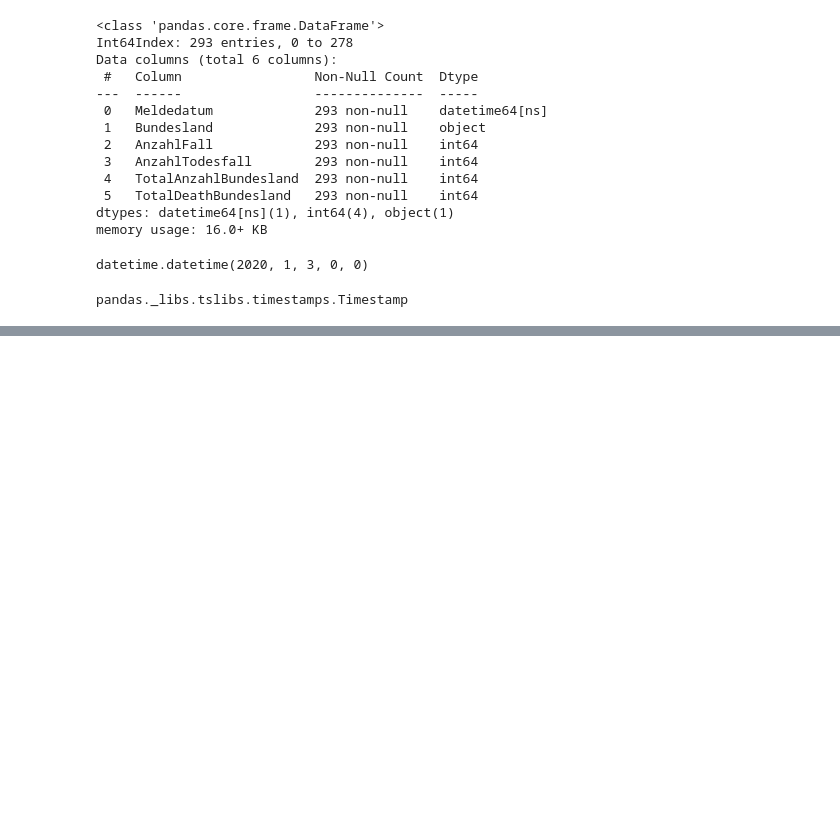
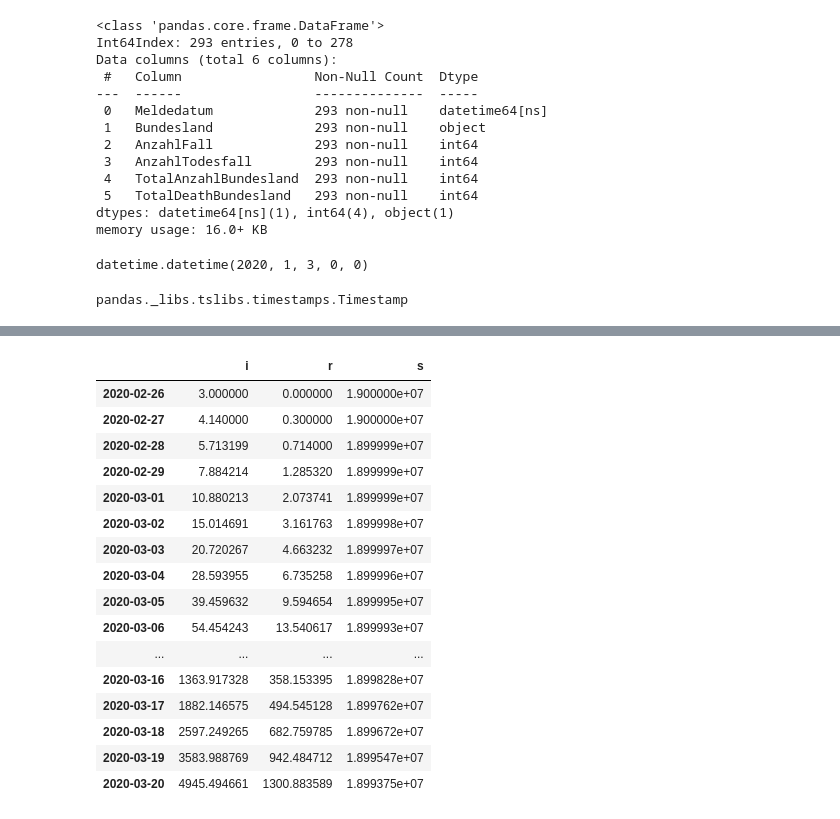
Before and after one commit to JuliaHerbinger/TeamUnicornVsCorona, a Jupyter notebook: SIR_lander.ipynb, the cells around one changed output, grey strips where cells are left out. Saved outputs shown, nothing was run; the diff lists cells and outputs as text; code cells hidden in the pictures; blank space fills up the shorter version.

```diff
--- a/SIR_lander.ipynb
+++ b/SIR_lander.ipynb
@@ -74,0 +118,20 @@ plt.show()
+# %%
+pd.DataFrame(evol, index=[day_0 + datetime.timedelta(days=j) for j in range(n_days)]) * tot_pop
+# %% [output]
+|  | i | r | s |
+| 2020-02-26 | 3.000000 | 0.000000 | 1.900000e+07 |
+| 2020-02-27 | 4.140000 | 0.300000 | 1.900000e+07 |
+| 2020-02-28 | 5.713199 | 0.714000 | 1.899999e+07 |
+| 2020-02-29 | 7.884214 | 1.285320 | 1.899999e+07 |
+| 2020-03-01 | 10.880213 | 2.073741 | 1.899999e+07 |
+| 2020-03-02 | 15.014691 | 3.161763 | 1.899998e+07 |
+| 2020-03-03 | 20.720267 | 4.663232 | 1.899997e+07 |
+| 2020-03-04 | 28.593955 | 6.735258 | 1.899996e+07 |
+| 2020-03-05 | 39.459632 | 9.594654 | 1.899995e+07 |
+| 2020-03-06 | 54.454243 | 13.540617 | 1.899993e+07 |
+| ... | ... | ... | ... |
+| 2020-03-16 | 1363.917328 | 358.153395 | 1.899828e+07 |
+| 2020-03-17 | 1882.146575 | 494.545128 | 1.899762e+07 |
+| 2020-03-18 | 2597.249265 | 682.759785 | 1.899672e+07 |
+| 2020-03-19 | 3583.988769 | 942.484712 | 1.899547e+07 |
+| 2020-03-20 | 4945.494661 | 1300.883589 | 1.899375e+07 |
```
Also changed, not shown: parts of 4 cells of this notebook.
